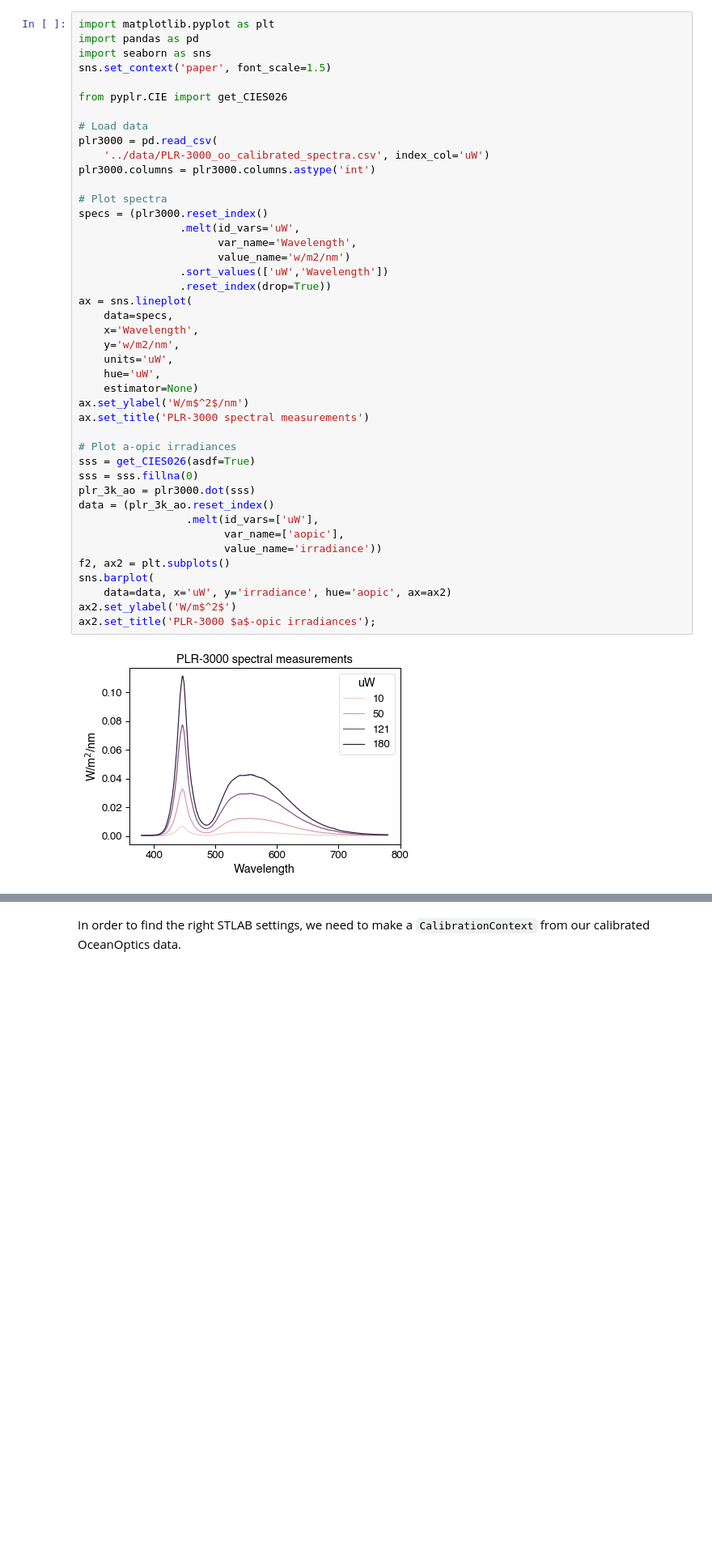
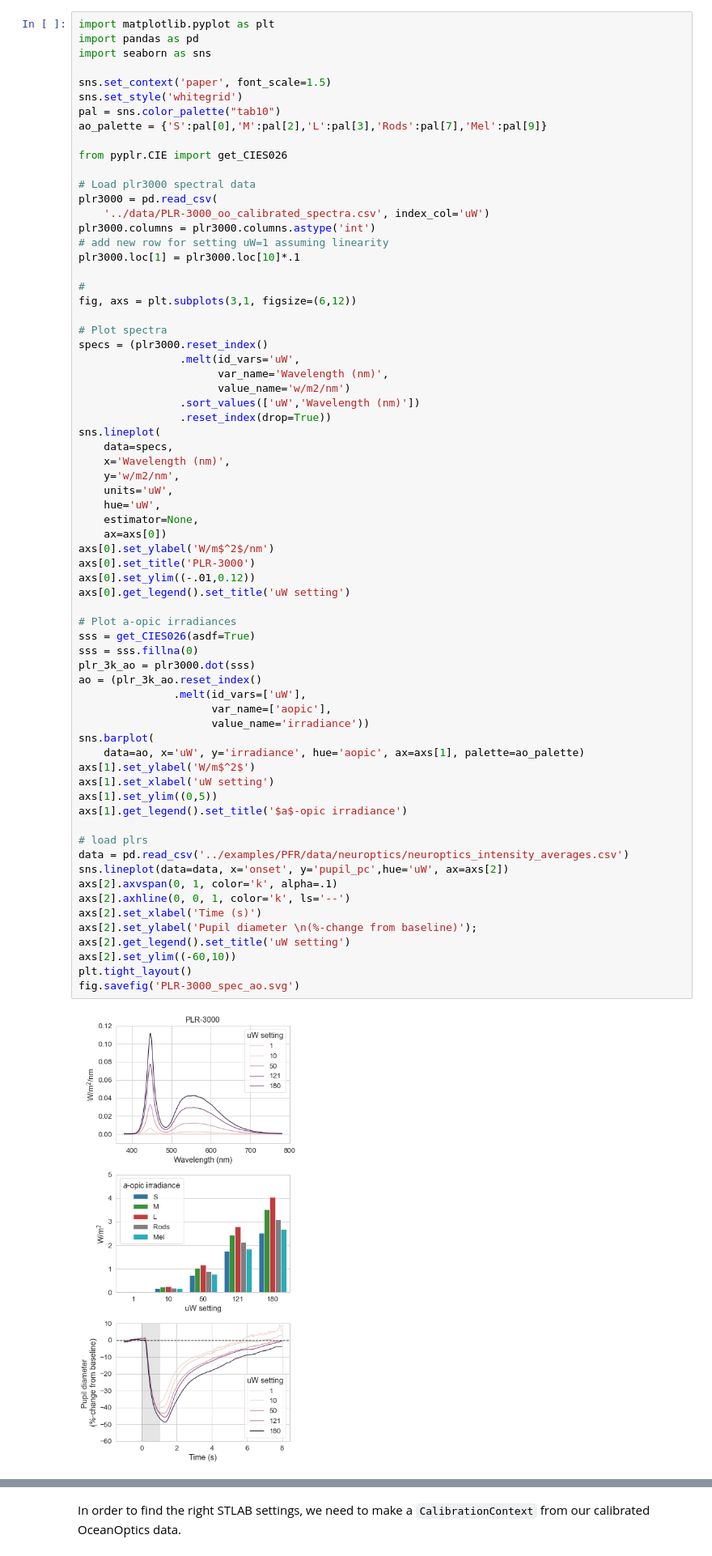
Before and after one commit to PyPlr/cvd_pupillometry, a Jupyter notebook: notebooks/PLR-3000-STLAB-settings.ipynb, the cells around one changed output, grey strips where cells are left out. Shown at 81% size. Cells and saved outputs as stored; diff of their text form; blank space fills up the shorter version.

```diff
--- a/notebooks/PLR-3000-STLAB-settings.ipynb
+++ b/notebooks/PLR-3000-STLAB-settings.ipynb
@@ -6,45 +6,70 @@ When designing stimuli with STLAB, you may need to find the settings that most c
 # %%
 import matplotlib.pyplot as plt
 import pandas as pd
 import seaborn as sns
+
 sns.set_context('paper', font_scale=1.5)
+sns.set_style('whitegrid')
+pal = sns.color_palette("tab10")
+ao_palette = {'S':pal[0],'M':pal[2],'L':pal[3],'Rods':pal[7],'Mel':pal[9]}
 
 from pyplr.CIE import get_CIES026
 
-# Load data
+# Load plr3000 spectral data
 plr3000 = pd.read_csv(
     '../data/PLR-3000_oo_calibrated_spectra.csv', index_col='uW')
 plr3000.columns = plr3000.columns.astype('int')
+# add new row for setting uW=1 assuming linearity
+plr3000.loc[1] = plr3000.loc[10]*.1
+
+#
+fig, axs = plt.subplots(3,1, figsize=(6,12))
 
 # Plot spectra
 specs = (plr3000.reset_index()
                 .melt(id_vars='uW',
-                      var_name='Wavelength',
+                      var_name='Wavelength (nm)',
                       value_name='w/m2/nm')
-                .sort_values(['uW','Wavelength'])
+                .sort_values(['uW','Wavelength (nm)'])
                 .reset_index(drop=True))
-ax = sns.lineplot(
+sns.lineplot(
     data=specs,
-    x='Wavelength',
+    x='Wavelength (nm)',
     y='w/m2/nm',
     units='uW',
     hue='uW',
-    estimator=None)
-ax.set_ylabel('W/m$^2$/nm')
-ax.set_title('PLR-3000 spectral measurements')
+    estimator=None,
+    ax=axs[0])
+axs[0].set_ylabel('W/m$^2$/nm')
+axs[0].set_title('PLR-3000')
+axs[0].set_ylim((-.01,0.12))
+axs[0].get_legend().set_title('uW setting')
 
 # Plot a-opic irradiances
 sss = get_CIES026(asdf=True)
 sss = sss.fillna(0)
 plr_3k_ao = plr3000.dot(sss)
-data = (plr_3k_ao.reset_index()
-                 .melt(id_vars=['uW'],
-                       var_name=['aopic'],
-                       value_name='irradiance'))
-f2, ax2 = plt.subplots()
+ao = (plr_3k_ao.reset_index()
+               .melt(id_vars=['uW'],
+                     var_name=['aopic'],
+                     value_name='irradiance'))
 sns.barplot(
-    data=data, x='uW', y='irradiance', hue='aopic', ax=ax2)
-ax2.set_ylabel('W/m$^2$')
-ax2.set_title('PLR-3000 $a$-opic irradiances');
+    data=ao, x='uW', y='irradiance', hue='aopic', ax=axs[1], palette=ao_palette)
+axs[1].set_ylabel('W/m$^2$')
+axs[1].set_xlabel('uW setting')
+axs[1].set_ylim((0,5))
+axs[1].get_legend().set_title('$a$-opic irradiance')
+
+# load plrs
+data = pd.read_csv('../examples/PFR/data/neuroptics/neuroptics_intensity_averages.csv')
+sns.lineplot(data=data, x='onset', y='pupil_pc',hue='uW', ax=axs[2])
+axs[2].axvspan(0, 1, color='k', alpha=.1)
+axs[2].axhline(0, 0, 1, color='k', ls='--')
+axs[2].set_xlabel('Time (s)')
+axs[2].set_ylabel('Pupil diameter \n(%-change from baseline)');
+axs[2].get_legend().set_title('uW setting')
+axs[2].set_ylim((-60,10))
+plt.tight_layout()
+fig.savefig('PLR-3000_spec_ao.svg')
 # %% [output]
-[figure, old version]
+[figure, new version]
```
Also changed, not shown: parts of 17 cells of this notebook, 19 other files.
